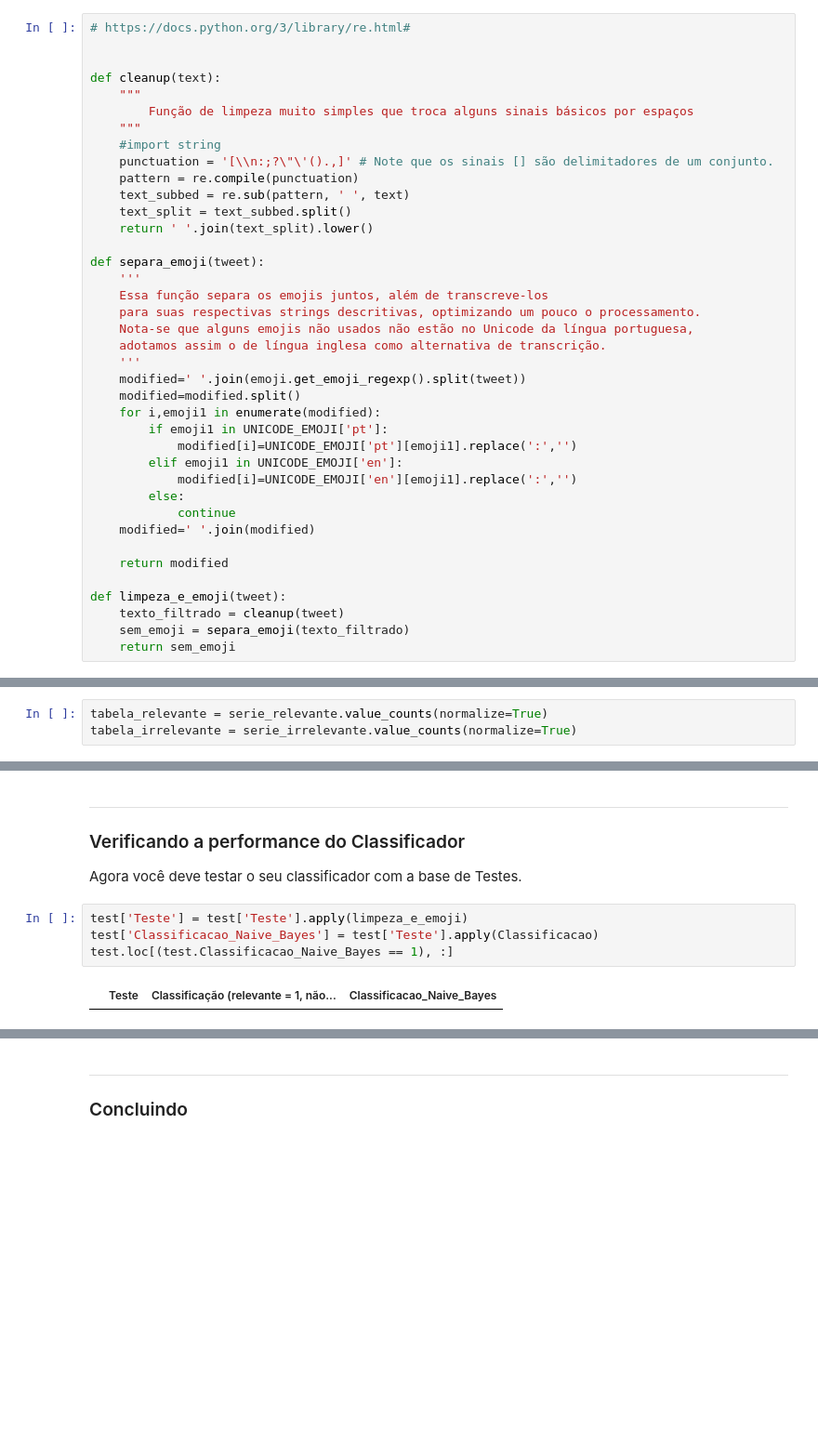
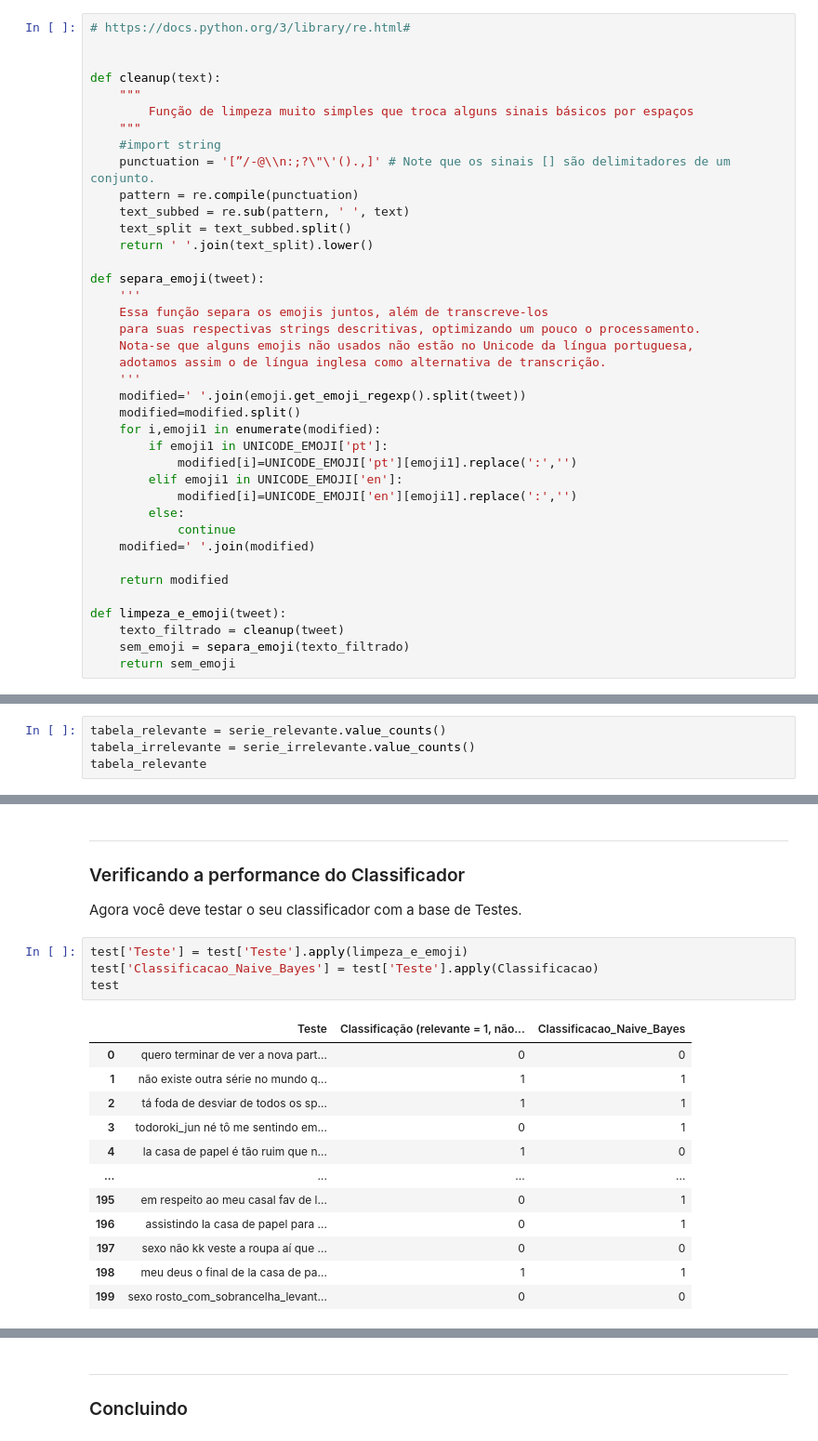
Before and after one commit to ArthurCisotto/P1_CDados, a Jupyter notebook: Projeto1_Layout_Classificador.ipynb, the cells around one changed output, grey strips where cells are left out. Shown at 93% size. Drawn from its saved outputs; the diff is of its cells as text; blank space fills up the shorter version.

```diff
--- a/Projeto1_Layout_Classificador.ipynb
+++ b/Projeto1_Layout_Classificador.ipynb
@@ -35,7 +35,7 @@ def cleanup(text):
         Função de limpeza muito simples que troca alguns sinais básicos por espaços
     """
     #import string
-    punctuation = '[\\n:;?\"\'().,]' # Note que os sinais [] são delimitadores de um conjunto.
+    punctuation = '[”/-@\\n:;?\"\'().,]' # Note que os sinais [] são delimitadores de um conjunto.
     pattern = re.compile(punctuation)
     text_subbed = re.sub(pattern, ' ', text)
     text_split = text_subbed.split()
@@ -167,5 +167,6 @@ todas_palavras_irrelevantes = nao_relevantes_train_txt.split()
 serie_relevante = pd.Series(todas_palavras_relevantes)
 serie_irrelevante = pd.Series(todas_palavras_irrelevantes)
 # %%
-tabela_relevante = serie_relevante.value_counts(normalize=True)
-tabela_irrelevante = serie_irrelevante.value_counts(normalize=True)
+tabela_relevante = serie_relevante.value_counts()
+tabela_irrelevante = serie_irrelevante.value_counts()
+tabela_relevante
@@ -235,6 +257,17 @@ Agora você deve testar o seu classificador com a base de Testes.
 # %%
 test['Teste'] = test['Teste'].apply(limpeza_e_emoji)
 test['Classificacao_Naive_Bayes'] = test['Teste'].apply(Classificacao)
-test.loc[(test.Classificacao_Naive_Bayes == 1), :]
+test
 # %% [output]
 |  | Teste | Classificação (relevante = 1, não... | Classificacao_Naive_Bayes |
+| 0 | quero terminar de ver a nova part... | 0 | 0 |
+| 1 | não existe outra série no mundo q... | 1 | 1 |
+| 2 | tá foda de desviar de todos os sp... | 1 | 1 |
+| 3 | todoroki_jun né tô me sentindo em... | 0 | 1 |
+| 4 | la casa de papel é tão ruim que n... | 1 | 0 |
+| ... | ... | ... | ... |
+| 195 | em respeito ao meu casal fav de l... | 0 | 1 |
+| 196 | assistindo la casa de papel para ... | 0 | 1 |
+| 197 | sexo não kk veste a roupa aí que ... | 0 | 0 |
+| 198 | meu deus o final de la casa de pa... | 1 | 1 |
+| 199 | sexo rosto_com_sobrancelha_levant... | 0 | 0 |
```
Also changed, not shown: parts of 5 cells of this notebook.
